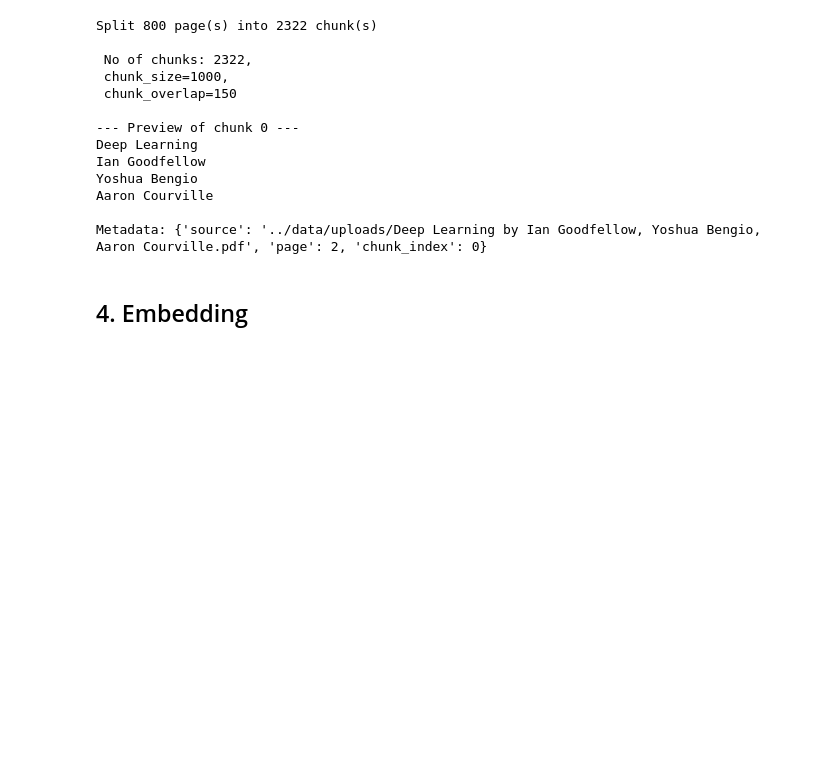
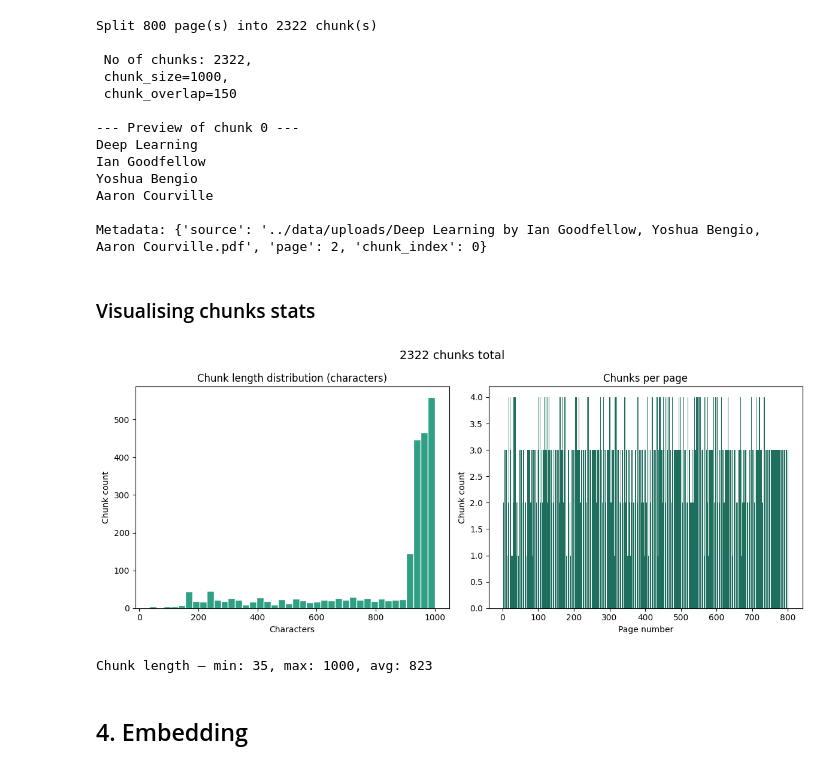
Before and after one commit to haricharanbytes/ragcore-eval, a Jupyter notebook: notebook/RAG.ipynb, the cells around one changed output. Saved outputs shown, nothing was run; the diff lists cells and outputs as text; code cells hidden in the pictures; blank space fills up the shorter version.

Commit message:
feat: visualisations-> chunking stat, embedding (PCA, UMPA), clustering

```diff
--- a/notebook/RAG.ipynb
+++ b/notebook/RAG.ipynb
@@ -104,6 +104,64 @@ Yoshua Bengio
 Aaron Courville
 
 Metadata: {'source': '../data/uploads/Deep Learning by Ian Goodfellow, Yoshua Bengio, Aaron Courville.pdf', 'page': 2, 'chunk_index': 0}
+# %% [markdown]
+### Visualising chunks stats
+# %%
+import matplotlib.pyplot as plt
+from collections import Counter
+
+chunk_lengths = [len(c.page_content) for c in chunks]
+chunk_pages = [c.metadata.get("page", 0) for c in chunks]
+
+# Count chunks per page
+page_counts = Counter(chunk_pages)
+sorted_pages = sorted(page_counts.keys())
+counts = [page_counts[p] for p in sorted_pages]
+
+# Create figure with 2 subplots
+fig, axes = plt.subplots(1, 2, figsize=(12, 5))
+
+# -------------------------
+# 1. Chunk length histogram
+# -------------------------
+axes[0].hist(
+    chunk_lengths,
+    bins=40,
+    color="#2fa084",
+    edgecolor="white"
+)
+
+axes[0].set_title("Chunk length distribution (characters)")
+axes[0].set_xlabel("Characters")
+axes[0].set_ylabel("Chunk count")
+
+# -------------------------
+# 2. Chunks per page
+# -------------------------
+axes[1].bar(
+    sorted_pages,
+    counts,
+    color="#1f6f5f"
+)
+
+axes[1].set_title("Chunks per page")
+axes[1].set_xlabel("Page number")
+axes[1].set_ylabel("Chunk count")
+
+fig.suptitle(f"{len(chunks)} chunks total", fontsize=14)
+plt.tight_layout()
+#plt.savefig('chunk_stat.png', dpi = 600)
+plt.show()
+
+# Statistics
+print(
+    f"Chunk length — min: {min(chunk_lengths)}, "
+    f"max: {max(chunk_lengths)}, "
+    f"avg: {sum(chunk_lengths) / len(chunk_lengths):.0f}"
+)
+# %% [output]
+[figure, added]
+Chunk length — min: 35, max: 1000, avg: 823
 # %% [markdown]
 ## 4. Embedding
 # %%
```
Also changed, not shown: parts of 15 cells of this notebook.
